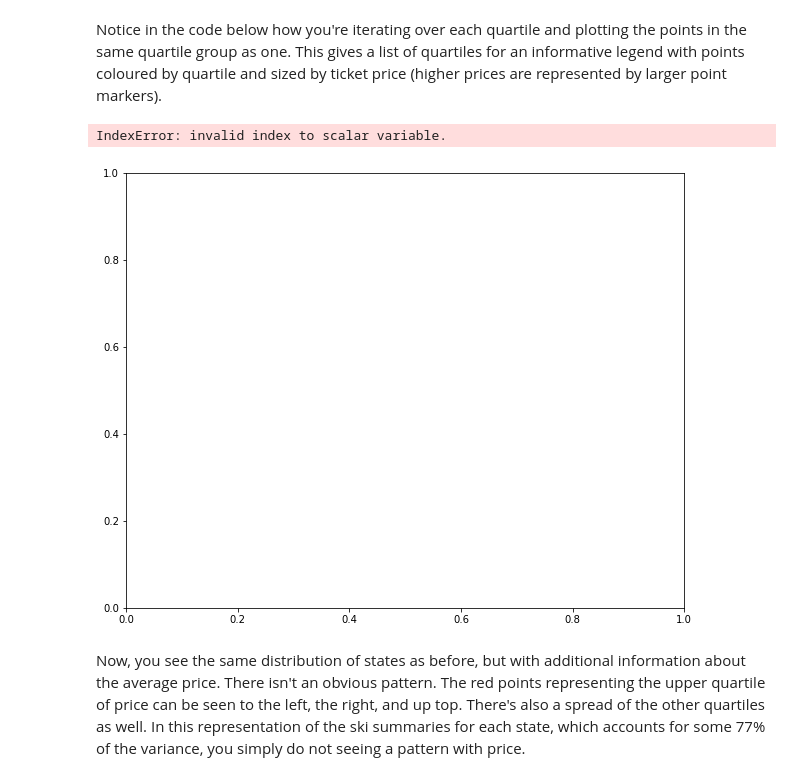
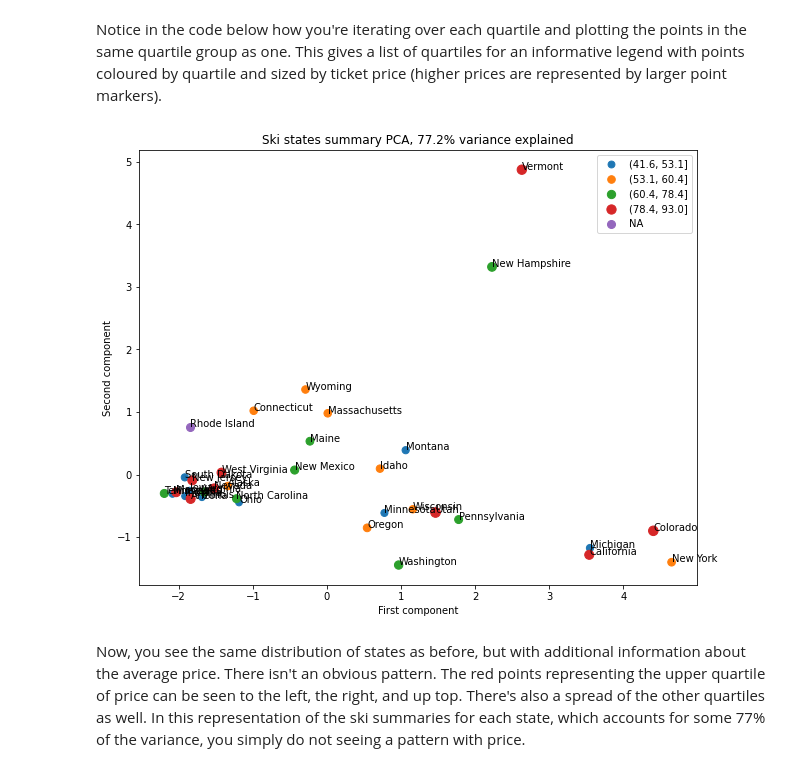
Before and after one commit to victorianmattar/DataScienceGuidedCapstone, a Jupyter notebook: Notebooks/03_exploratory_data_analysis.ipynb, the cells around one changed output. Drawn from its saved outputs; the diff is of its cells as text; code cells hidden in the pictures.

```diff
--- a/Notebooks/03_exploratory_data_analysis.ipynb
+++ b/Notebooks/03_exploratory_data_analysis.ipynb
@@ -571,25 +571,24 @@ You now have enough information to recreate the scatterplot, now adding marker s
 # %% [markdown]
 Notice in the code below how you're iterating over each quartile and plotting the points in the same quartile group as one. This gives a list of quartiles for an informative legend with points coloured by quartile and sized by ticket price (higher prices are represented by larger point markers).
 # %%
-
-ddy = pca_df.PC2
+x = pca_df.PC1
+y = pca_df.PC2
 price = pca_df.AdultWeekend
 quartiles = pca_df.Quartile
 state = pca_df.index
 pc_var = 100 * state_pca.explained_variance_ratio_.cumsum()[1]
 fig, ax = plt.subplots(figsize=(10,8))
 for q in quartiles.cat.categories:
     im = quartiles == q
     ax.scatter(x=x[im], y=y[im], s=price[im], label=q)
 ax.set_xlabel('First component')
 ax.set_ylabel('Second component')
 plt.legend()
 ax.set_title(f'Ski states summary PCA, {pc_var:.1f}% variance explained')
 for s, x, y in zip(state, x, y):
     plt.annotate(s, (x, y))
 # %% [output]
-IndexError: invalid index to scalar variable.
-[figure, old version]
+[figure, new version]
 # %% [markdown]
 Now, you see the same distribution of states as before, but with additional information about the average price. There isn't an obvious pattern. The red points representing the upper quartile of price can be seen to the left, the right, and up top. There's also a spread of the other quartiles as well. In this representation of the ski summaries for each state, which accounts for some 77% of the variance, you simply do not seeing a pattern with price.
 # %% [markdown]
```
Also changed, not shown: parts of 14 cells of this notebook, 10 other files.
